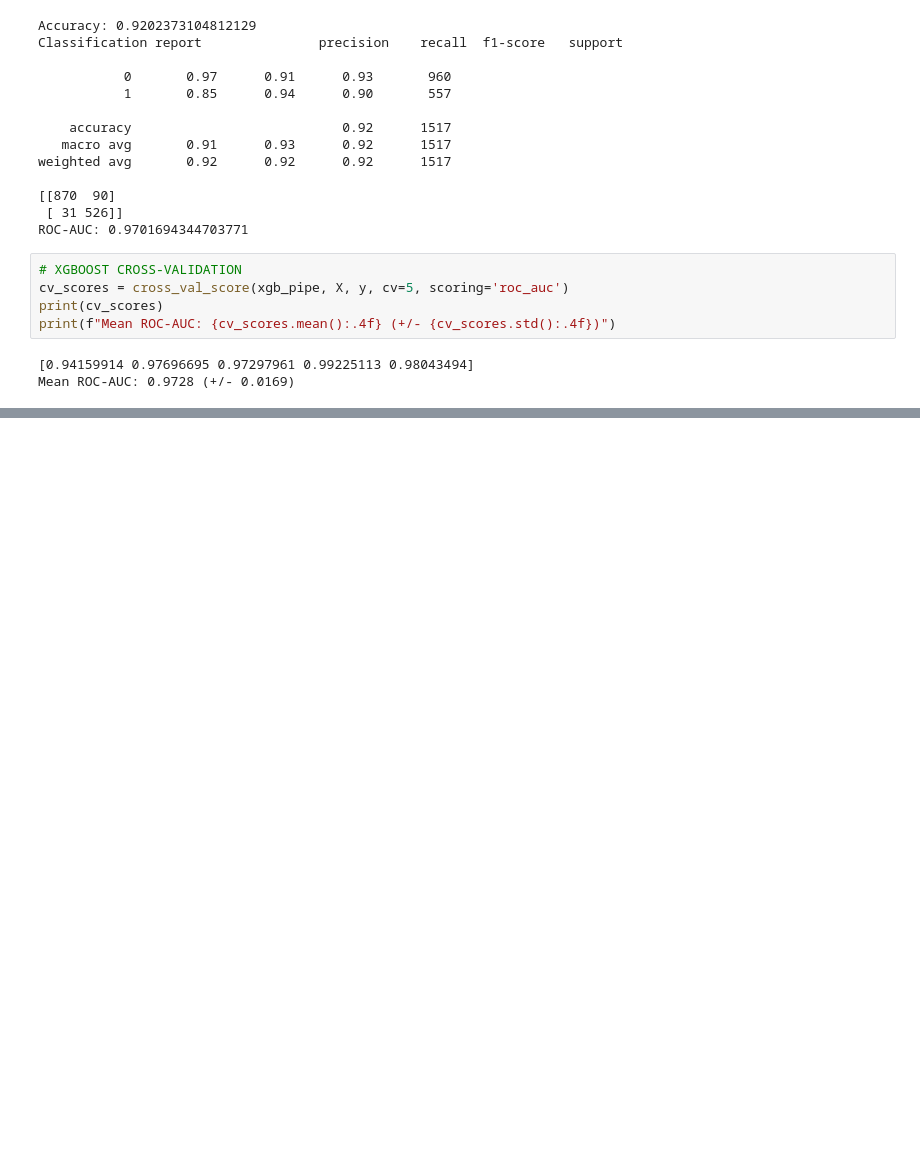
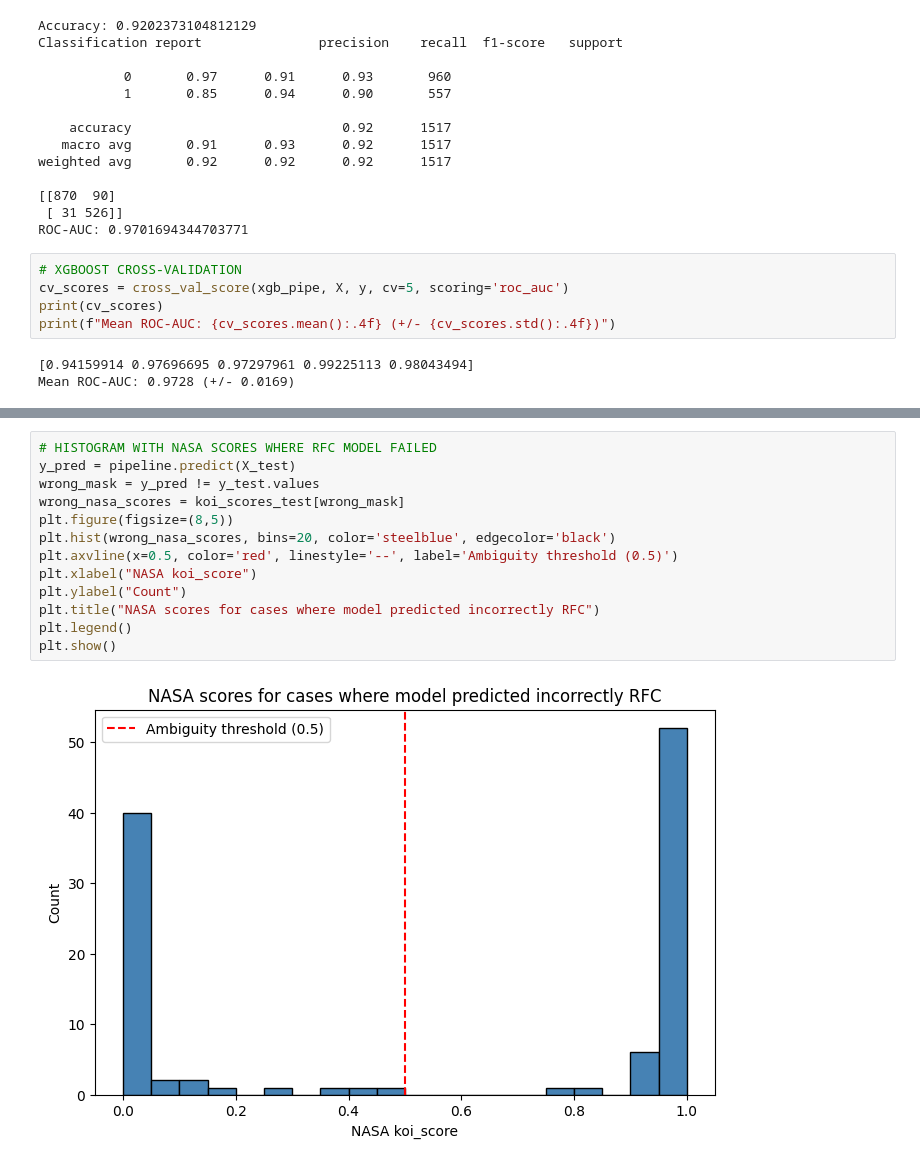
Before and after one commit to Swaraag/ExoplanetClassifier, a Jupyter notebook: work.ipynb, the cells around one changed output, grey strips where cells are left out. Drawn from its saved outputs; the diff is of its cells as text; blank space fills up the shorter version.

```diff
--- a/work.ipynb
+++ b/work.ipynb
@@ -298,0 +348,15 @@ Mean ROC-AUC: 0.9728 (+/- 0.0169)
+# %%
+# HISTOGRAM WITH NASA SCORES WHERE RFC MODEL FAILED
+y_pred = pipeline.predict(X_test)
+wrong_mask = y_pred != y_test.values
+wrong_nasa_scores = koi_scores_test[wrong_mask]
+plt.figure(figsize=(8,5))
+plt.hist(wrong_nasa_scores, bins=20, color='steelblue', edgecolor='black')
+plt.axvline(x=0.5, color='red', linestyle='--', label='Ambiguity threshold (0.5)')
+plt.xlabel("NASA koi_score")
+plt.ylabel("Count")
+plt.title("NASA scores for cases where model predicted incorrectly RFC")
+plt.legend()
+plt.show()
+# %% [output]
+[figure, added]
```
Also changed, not shown: parts of 7 cells of this notebook.
